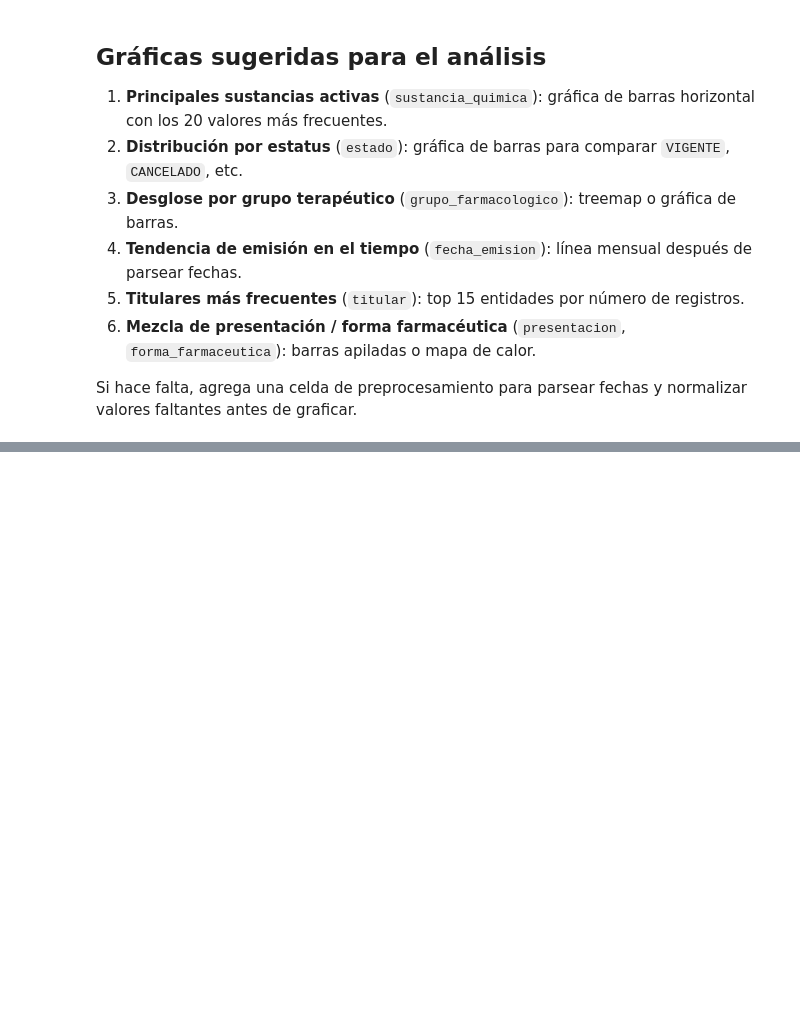
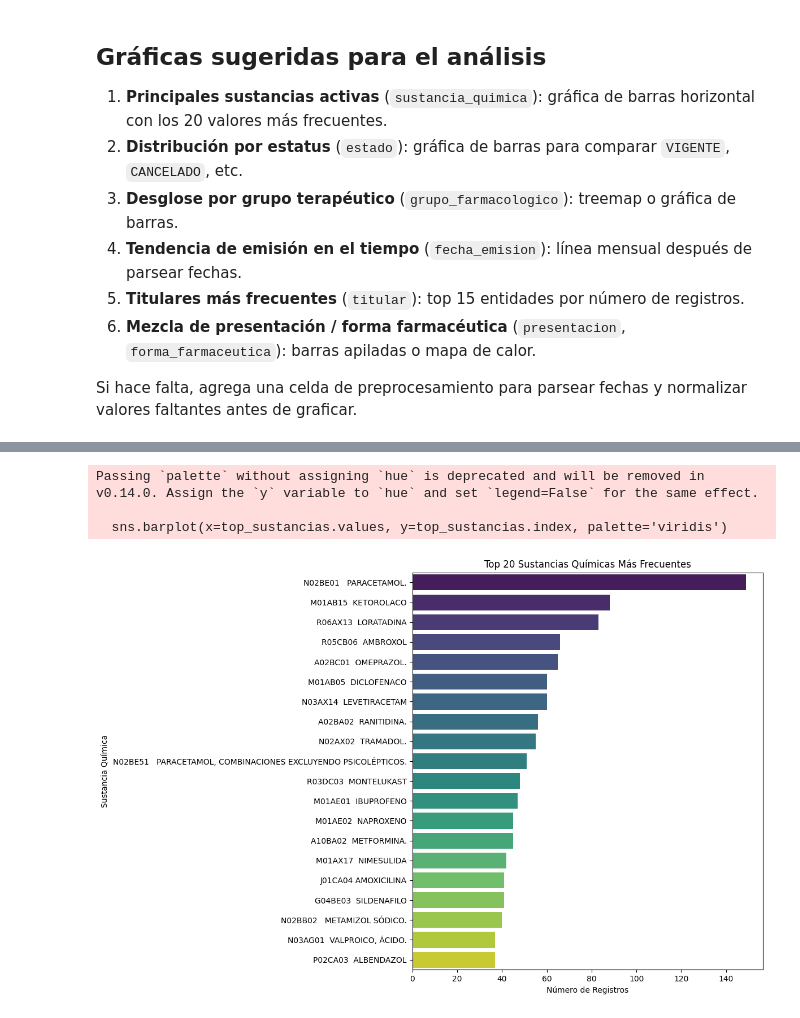
Before and after one commit to obedgar90/cofepris-BRSDM-scraper, a Jupyter notebook: notebooks/visor.ipynb, the cells around one changed output, grey strips where cells are left out. Cells and saved outputs as stored; diff of their text form; code cells hidden in the pictures; blank space fills up the shorter version.

```diff
--- a/notebooks/visor.ipynb
+++ b/notebooks/visor.ipynb
@@ -89,0 +99,18 @@ Si hace falta, agrega una celda de preprocesamiento para parsear fechas y normal
+# %%
+import pandas as pd
+import matplotlib.pyplot as plt
+import seaborn as sns
+
+# Convertir 'fecha_emision' a datetime, forzando errores a NaT
+df['fecha_emision'] = pd.to_datetime(df['fecha_emision'], errors='coerce')
+
+# Rellenar NaNs en columnas categóricas importantes con 'Desconocido' para la visualización
+# O simplemente eliminar NaNs para el conteo de frecuencias
+for col in ['sustancia_quimica', 'estado', 'grupo_farmacologico', 'titular', 'presentacion', 'forma_farmaceutica']:
+    if col in df.columns:
+        # For frequency counts, it's often better to drop NaNs or count them explicitly
+        # For now, we'll just ensure they are of the correct type if not already.
+        # If we fill, it would be df[col] = df[col].fillna('Desconocido')
+        pass
+
+print("Preprocesamiento de fechas y manejo básico de nulos completado.")
@@ -89,0 +124,15 @@ Si hace falta, agrega una celda de preprocesamiento para parsear fechas y normal
+# %%
+plt.figure(figsize=(12, 8))
+# Contar las frecuencias y tomar los top 20, excluyendo NaNs
+top_sustancias = df['sustancia_quimica'].value_counts().nlargest(20)
+sns.barplot(x=top_sustancias.values, y=top_sustancias.index, palette='viridis')
+plt.title('Top 20 Sustancias Químicas Más Frecuentes')
+plt.xlabel('Número de Registros')
+plt.ylabel('Sustancia Química')
+plt.tight_layout()
+plt.show()
+# %% [output]
+Passing `palette` without assigning `hue` is deprecated and will be removed in v0.14.0. Assign the `y` variable to `hue` and set `legend=False` for the same effect.
+
+  sns.barplot(x=top_sustancias.values, y=top_sustancias.index, palette='viridis')
+[figure, added]
```
Also changed, not shown: parts of 17 cells of this notebook.
